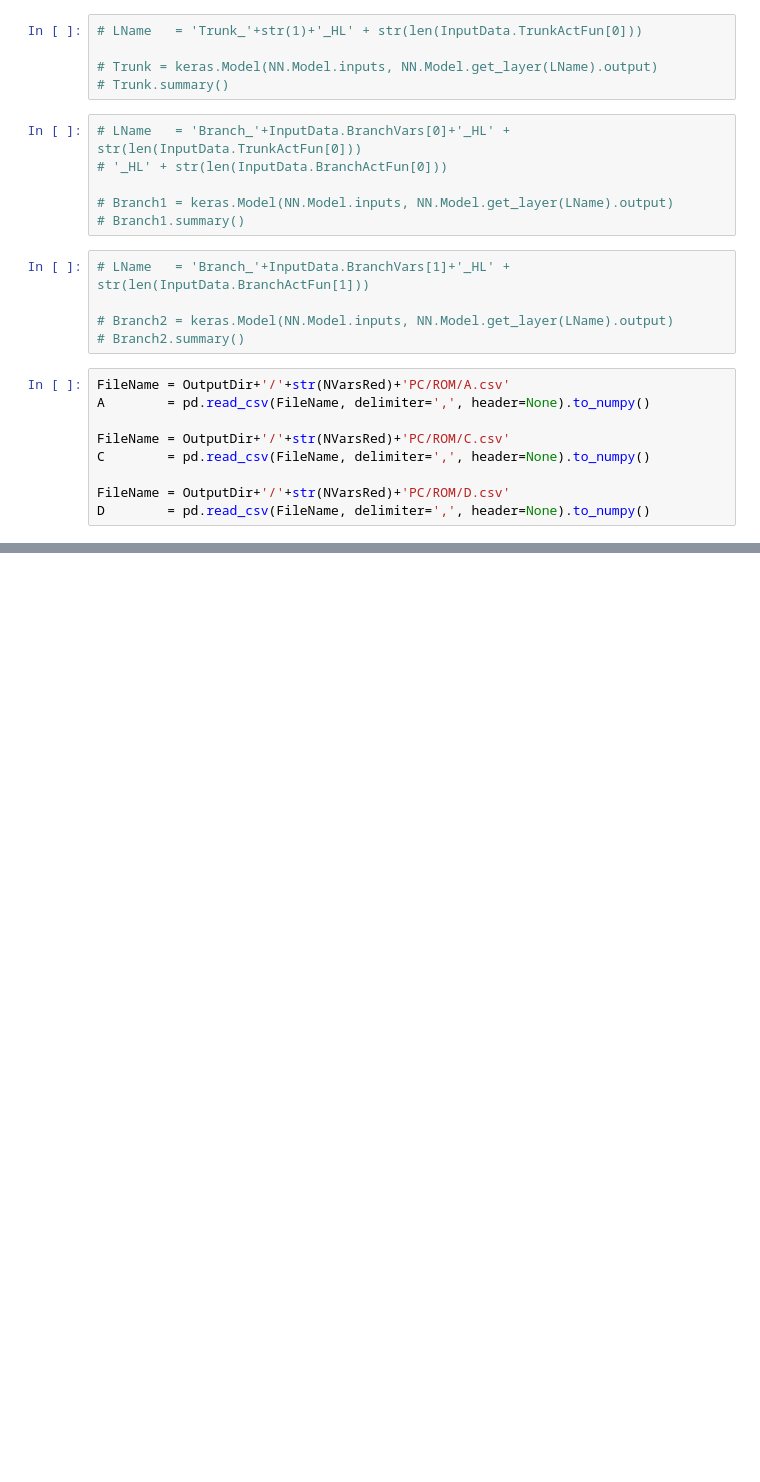
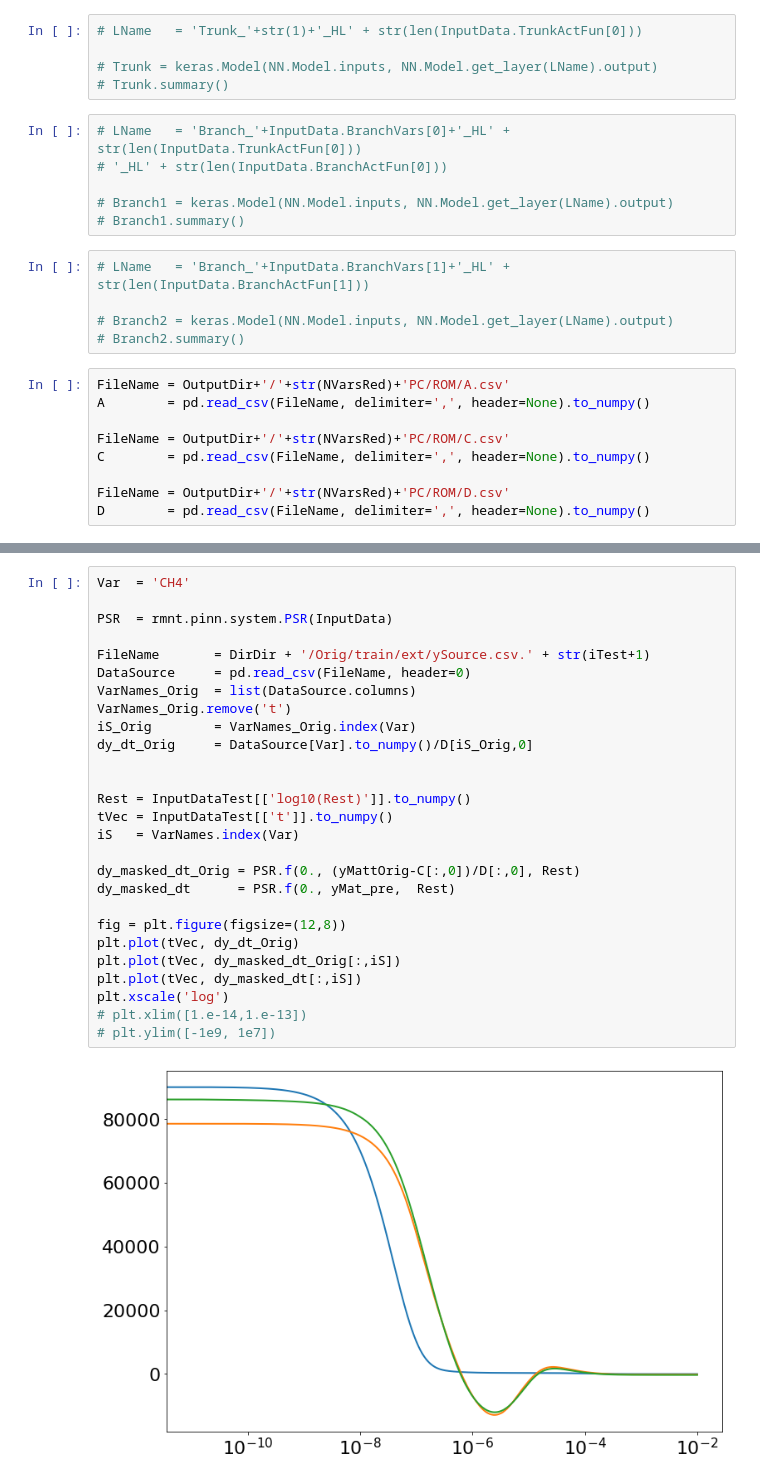
Before and after one commit to simoneventuri/ROMNet_, a Jupyter notebook: scripts/postprocessing/PSReactor/DeepONet/Predict_DeepONet.ipynb, the cells around one changed output, grey strips where cells are left out. Drawn from its saved outputs; the diff is of its cells as text; blank space fills up the shorter version.

Commit message:
Working on PI training for PSR

```diff
--- a/scripts/postprocessing/PSReactor/DeepONet/Predict_DeepONet.ipynb
+++ b/scripts/postprocessing/PSReactor/DeepONet/Predict_DeepONet.ipynb
@@ -239,0 +284,29 @@ RestVal =  [-4.99567863] ; y0_pca =  [2.70169506e+02 1.33411630e-02 1.91245453e-
+# %%
+Var  = 'CH4'
+
+PSR  = rmnt.pinn.system.PSR(InputData)
+
+FileName       = DirDir + '/Orig/train/ext/ySource.csv.' + str(iTest+1)
+DataSource     = pd.read_csv(FileName, header=0)
+VarNames_Orig  = list(DataSource.columns)
+VarNames_Orig.remove('t')
+iS_Orig        = VarNames_Orig.index(Var)
+dy_dt_Orig     = DataSource[Var].to_numpy()/D[iS_Orig,0]
+
+
+Rest = InputDataTest[['log10(Rest)']].to_numpy()
+tVec = InputDataTest[['t']].to_numpy()
+iS   = VarNames.index(Var)
+
+dy_masked_dt_Orig = PSR.f(0., (yMattOrig-C[:,0])/D[:,0], Rest)
+dy_masked_dt      = PSR.f(0., yMat_pre,  Rest)
+
+fig = plt.figure(figsize=(12,8))
+plt.plot(tVec, dy_dt_Orig)
+plt.plot(tVec, dy_masked_dt_Orig[:,iS])
+plt.plot(tVec, dy_masked_dt[:,iS])
+plt.xscale('log')
+# plt.xlim([1.e-14,1.e-13])
+# plt.ylim([-1e9, 1e7])
+# %% [output]
+[figure, added]
```
Also changed, not shown: parts of 10 cells of this notebook, 33 other files.
